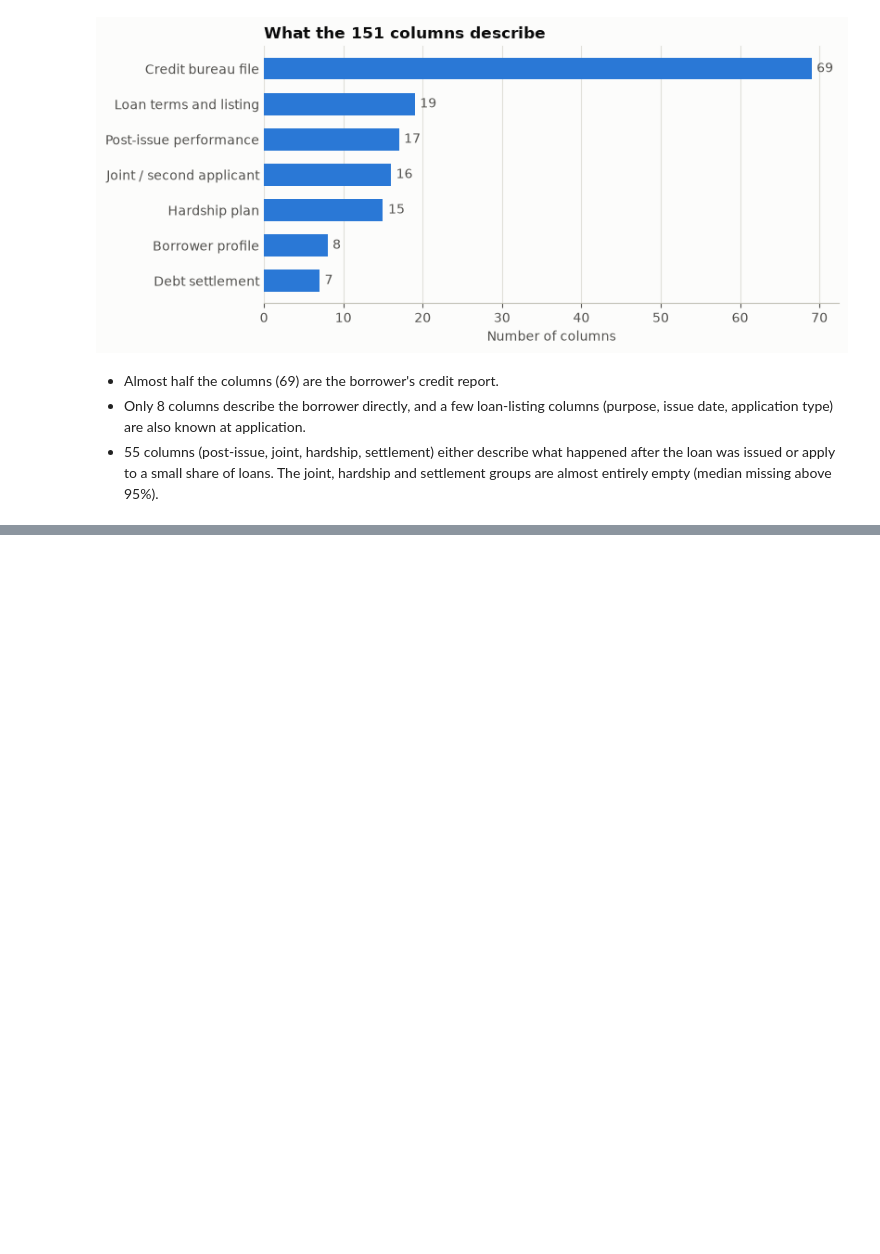
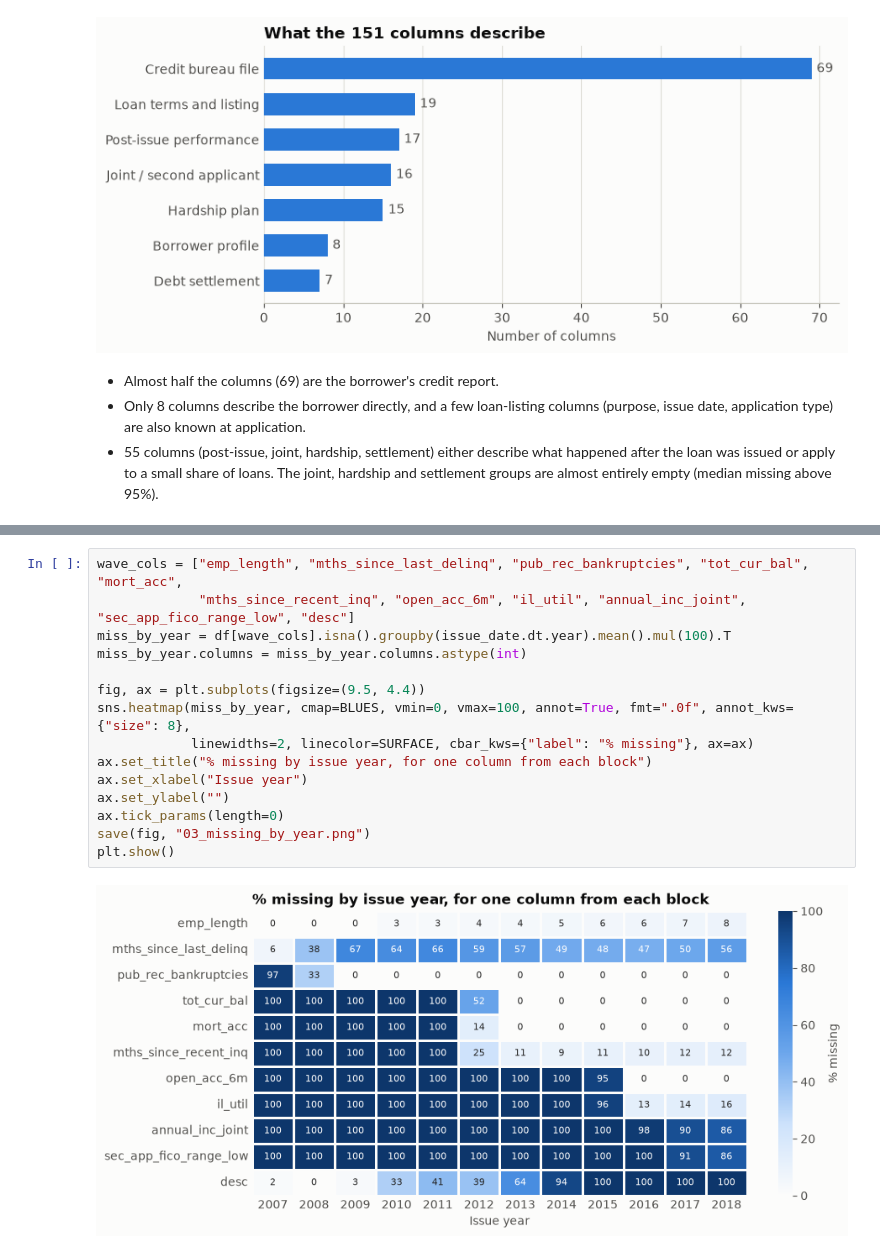
Before and after one commit to dhruvinn25/credibility-gamble, a Jupyter notebook: notebooks/01_data_prep.ipynb, the cells around one changed output, grey strips where cells are left out. Drawn from its saved outputs; the diff is of its cells as text; blank space fills up the shorter version.

```diff
--- a/notebooks/01_data_prep.ipynb
+++ b/notebooks/01_data_prep.ipynb
@@ -413,0 +512,17 @@ plt.show()
+# %%
+wave_cols = ["emp_length", "mths_since_last_delinq", "pub_rec_bankruptcies", "tot_cur_bal", "mort_acc",
+             "mths_since_recent_inq", "open_acc_6m", "il_util", "annual_inc_joint", "sec_app_fico_range_low", "desc"]
+miss_by_year = df[wave_cols].isna().groupby(issue_date.dt.year).mean().mul(100).T
+miss_by_year.columns = miss_by_year.columns.astype(int)
+
+fig, ax = plt.subplots(figsize=(9.5, 4.4))
+sns.heatmap(miss_by_year, cmap=BLUES, vmin=0, vmax=100, annot=True, fmt=".0f", annot_kws={"size": 8},
+            linewidths=2, linecolor=SURFACE, cbar_kws={"label": "% missing"}, ax=ax)
+ax.set_title("% missing by issue year, for one column from each block")
+ax.set_xlabel("Issue year")
+ax.set_ylabel("")
+ax.tick_params(length=0)
+save(fig, "03_missing_by_year.png")
+plt.show()
+# %% [output]
+[figure, added]
```
Also changed, not shown: parts of 25 cells of this notebook, 7 other files.
